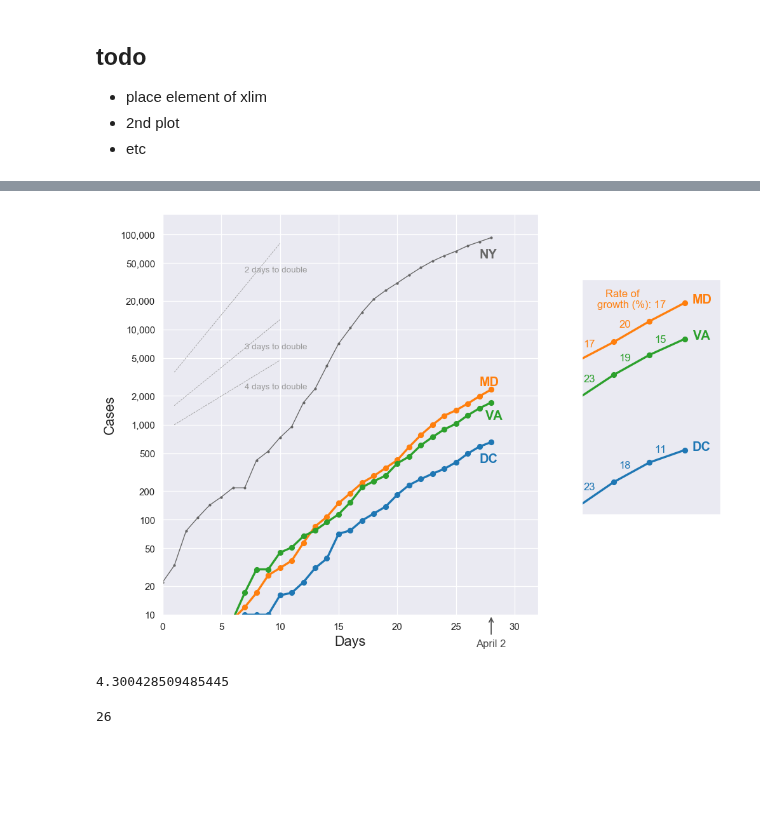
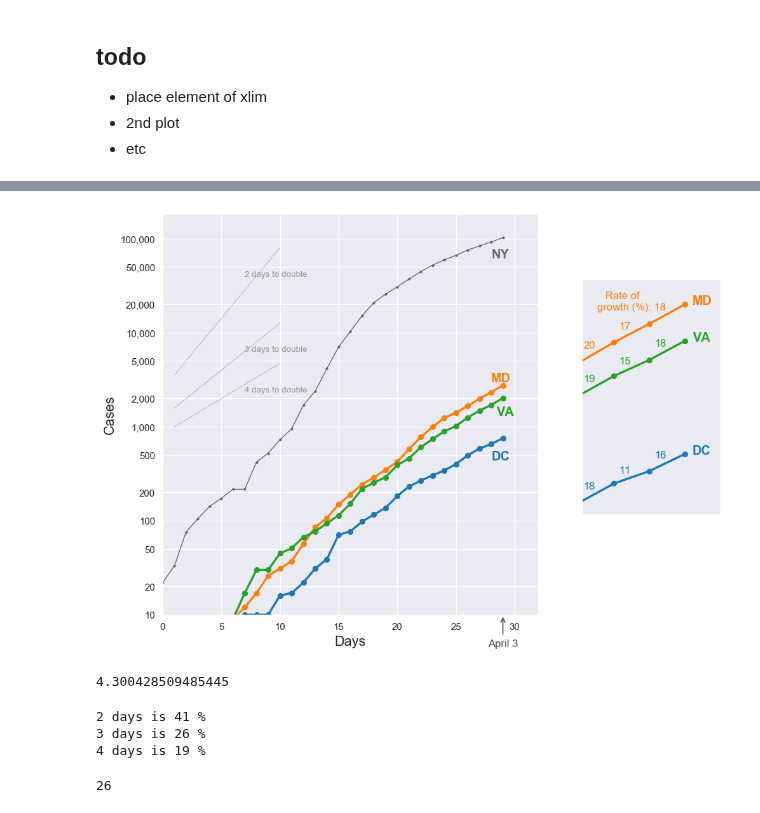
Before and after one commit to histed/DC-area-coronavirus-tracking, a Jupyter notebook: 200331-MH-Covidtracking.ipynb, the cells around one changed output, grey strips where cells are left out. Drawn from its saved outputs; the diff is of its cells as text; code cells hidden in the pictures; blank space fills up the shorter version.

```diff
--- a/200331-MH-Covidtracking.ipynb
+++ b/200331-MH-Covidtracking.ipynb
@@ -229,7 +228,7 @@ for st in ['DC', 'MD', 'VA']:
 fixups(ax=axins)
 
 axins.set_xlim(r_[todayx-2.9,todayx+1.0])
-axins.set_ylim(r_[250,1900]*1.5)
+axins.set_ylim(r_[250,1900]*1.8)
 
 axins.set_xticks([])
 #axins.set_yticks((200,500,1000), [''])#(200,500,1000))
@@ -268,7 +267,7 @@ for (iD,dt) in enumerate(dtL):
 
 #ax.axvline(todayx, ls=':', color='0.5', lw=0.25)
 
-ax.annotate('April 2', xy=(28,10), xycoords='data', xytext=(0,-30), textcoords='offset points',
+ax.annotate('April 3', xy=(29,10), xycoords='data', xytext=(0,-30), textcoords='offset points',
             arrowprops=dict(arrowstyle='->', connectionstyle='arc3', color='0.3'),
             color='0.3', ha='center')
 
@@ -296,8 +295,16 @@ Latest data for VA: 2020-04-02 00:00:00
-[figure, old version]
+[figure, new version]
 # %%
 np.log10(2)/0.07
 # %% [output]
 4.300428509485445
+# %%
+for a in [2,3,4]:
+    pct = (2 ** (1/a)-1) * 100
+    print(f'{a} days is {pct:.2g} % ')
+# %% [output]
+2 days is 41 %
+3 days is 26 %
+4 days is 19 %
 # %%
 todayx
 # %% [output]
```
Also changed, not shown: parts of 5 cells of this notebook, 7 other files.
